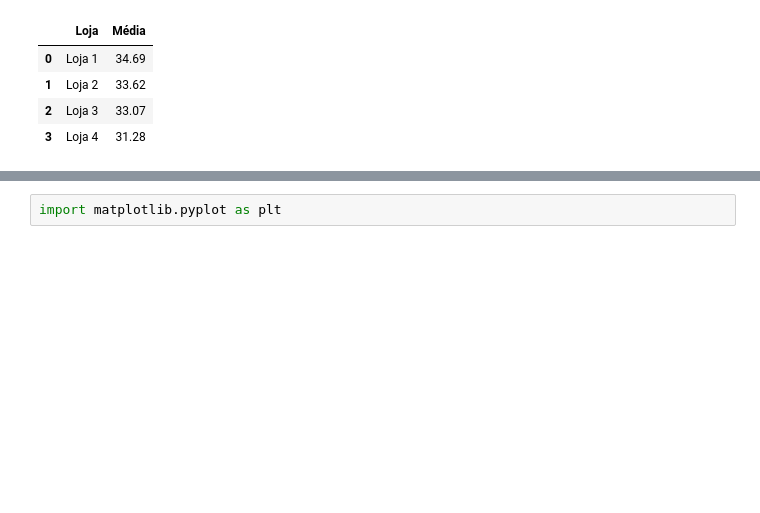
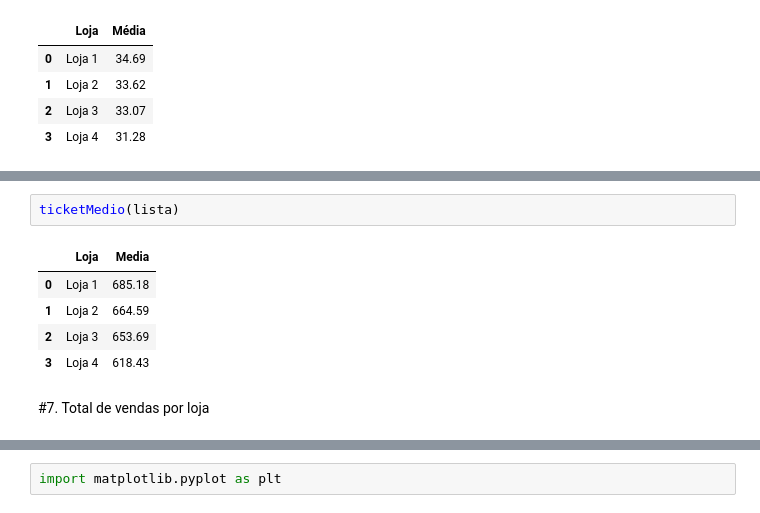
Before and after one commit to rafaelherbster/Alura-Store, a Jupyter notebook: AluraStoreBr.ipynb, the cells around one changed output, grey strips where cells are left out. Saved outputs shown, nothing was run; the diff lists cells and outputs as text; blank space fills up the shorter version.

```diff
--- a/AluraStoreBr.ipynb
+++ b/AluraStoreBr.ipynb
@@ -411,0 +469,10 @@ media_frete(lista)
+# %%
+ticketMedio(lista)
+# %% [output]
+|  | Loja | Media |
+| 0 | Loja 1 | 685.18 |
+| 1 | Loja 2 | 664.59 |
+| 2 | Loja 3 | 653.69 |
+| 3 | Loja 4 | 618.43 |
+# %% [markdown]
+#7. Total de vendas por loja
```
Also changed, not shown: parts of 11 cells of this notebook.
